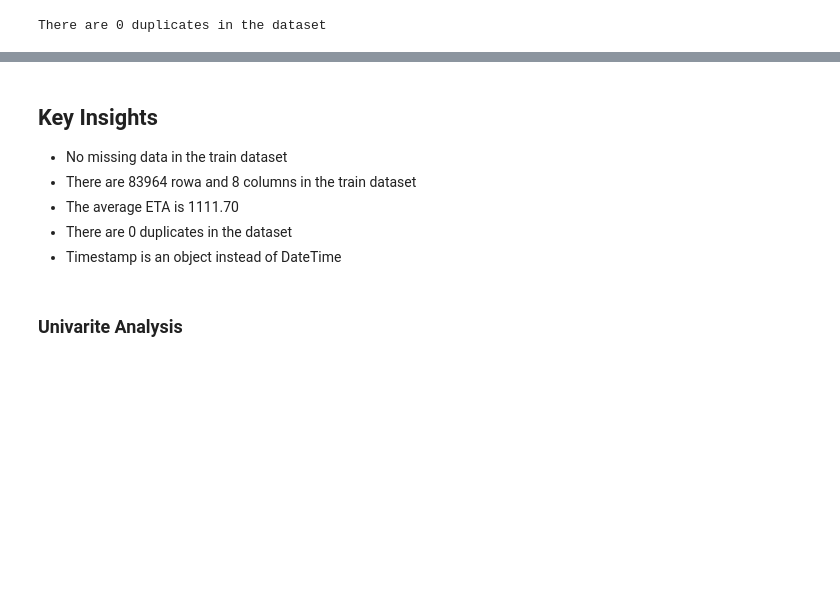
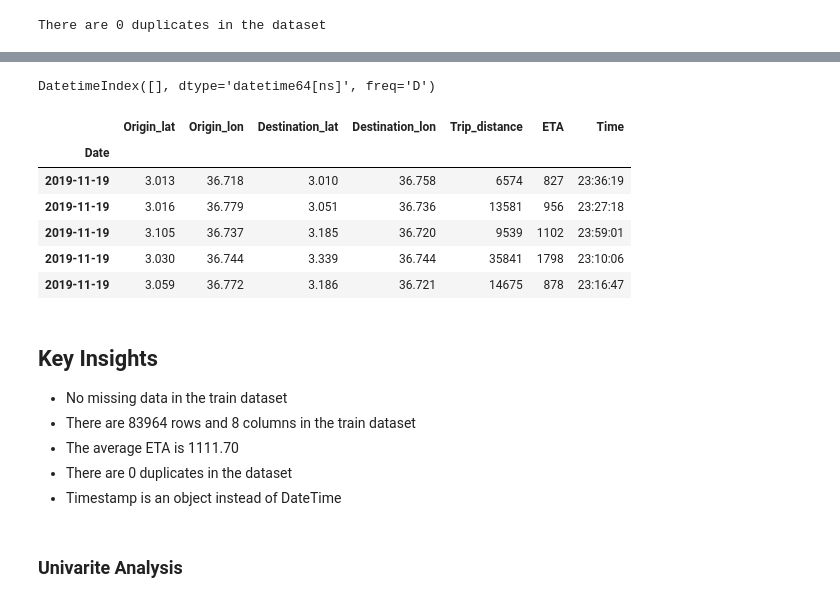
Before and after one commit to murithidenisgitobu/Yassir-Expected-Time-of-Arrival-ETA-Prediction, a Jupyter notebook: Notebook/yassir_notebook.ipynb, the cells around one changed output, grey strips where cells are left out. Saved outputs shown, nothing was run; the diff lists cells and outputs as text; code cells hidden in the pictures; blank space fills up the shorter version.

```diff
--- a/Notebook/yassir_notebook.ipynb
+++ b/Notebook/yassir_notebook.ipynb
@@ -124,3 +124,8 @@ round(train.describe(), 2).T
 print(f"There are {train.duplicated().sum()} duplicates in the dataset")
 # %% [output]
 There are 0 duplicates in the dataset
+# %%
+# Change timestamp to datetime
+train['Timestamp'] = pd.to_datetime(train['Timestamp'])
+
+train.info()
@@ -126,0 +148,9 @@ There are 0 duplicates in the dataset
+# %%
+# Split Timestamp to date and time
+train['Date'] = train['Timestamp'].dt.date
+train['Time'] = train['Timestamp'].dt.time
+
+# Drop the Timestamp column
+train.drop(['Timestamp','ID'], axis=1, inplace=True)
+
+train.head()
@@ -126,0 +183,6 @@ There are 0 duplicates in the dataset
+# %%
+# Covert Date and Time columns to date and time
+train['Date'] = pd.to_datetime(train['Date'])
+train['Time'] = pd.to_datetime(train['Time'], format='%H:%M:%S').dt.time
+
+train.info()
@@ -127,7 +205,28 @@ There are 0 duplicates in the dataset
+# %%
+# Check for missing dates
+missing_dates = pd.date_range(start=train['Date'].min(), end=train['Date'].max(), freq='D').difference(train['Date'])
+missing_dates
+# %% [output]
+DatetimeIndex([], dtype='datetime64[ns]', freq='D')
+# %%
+# Set 'Date' as the index and sort it
+train.set_index('Date', inplace=True)
+train.sort_index(inplace=True)
+
+# Display the first few rows
+train.head()
+# %% [output]
+|  | Origin_lat | Origin_lon | Destination_lat | Destination_lon | Trip_distance | ETA | Time |
+| Date |  |  |  |  |  |  |  |
+| 2019-11-19 | 3.013 | 36.718 | 3.010 | 36.758 | 6574 | 827 | 23:36:19 |
+| 2019-11-19 | 3.016 | 36.779 | 3.051 | 36.736 | 13581 | 956 | 23:27:18 |
+| 2019-11-19 | 3.105 | 36.737 | 3.185 | 36.720 | 9539 | 1102 | 23:59:01 |
+| 2019-11-19 | 3.030 | 36.744 | 3.339 | 36.744 | 35841 | 1798 | 23:10:06 |
+| 2019-11-19 | 3.059 | 36.772 | 3.186 | 36.721 | 14675 | 878 | 23:16:47 |
 # %% [markdown]
 ## **Key Insights**
 - No missing data in the train dataset
-- There are 83964 rowa and 8 columns in the train dataset
+- There are 83964 rows and 8 columns in the train dataset
 - The average ETA is 1111.70
 - There are 0 duplicates in the dataset
 - Timestamp is an object instead of DateTime
```
Also changed, not shown: parts of 5 cells of this notebook.
